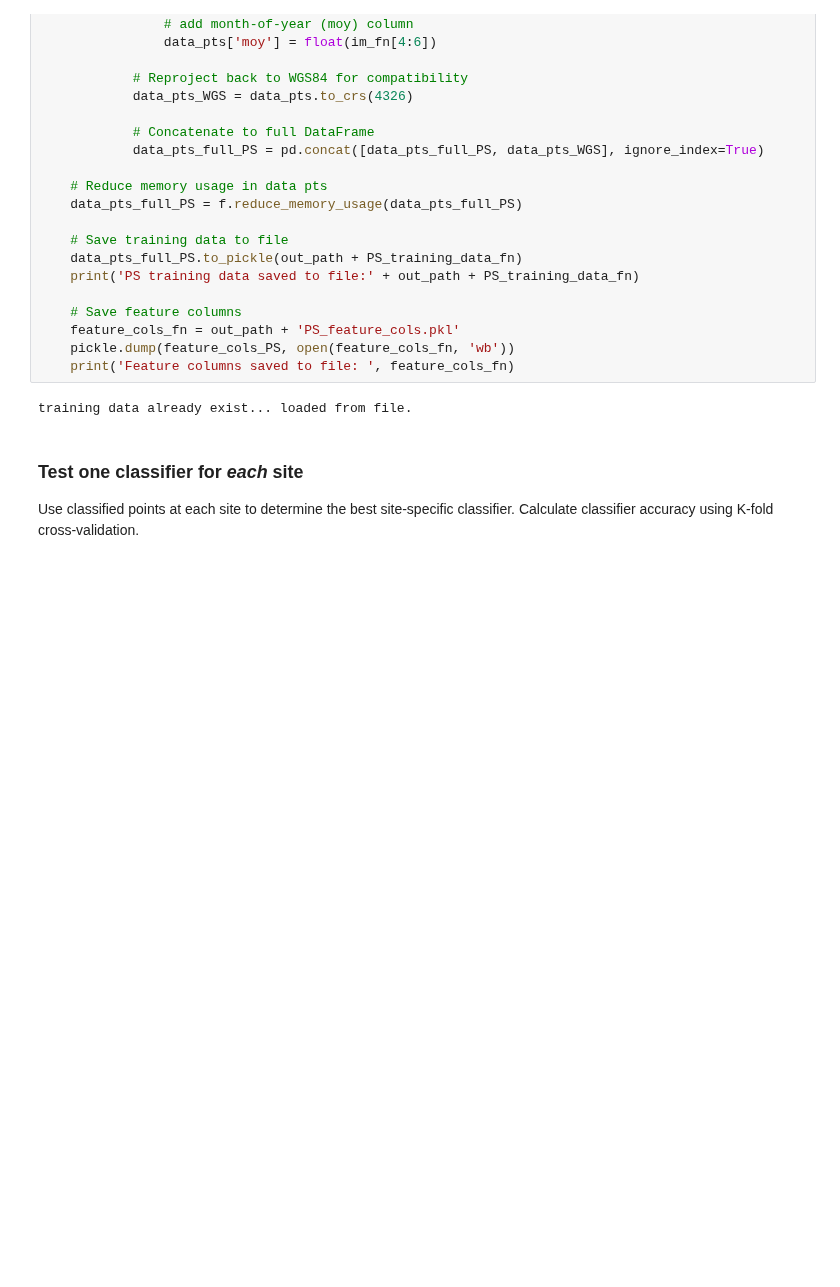
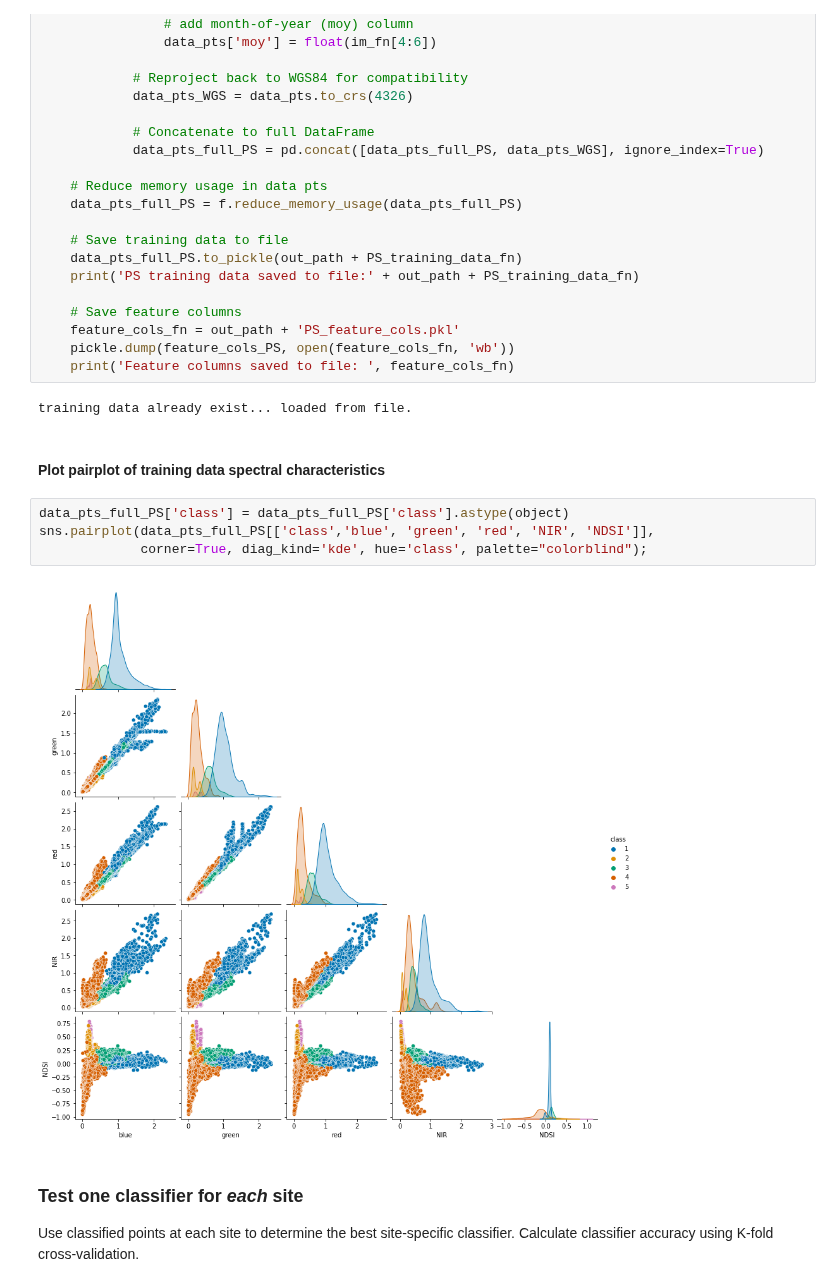
Before and after one commit to RaineyAbe/glacier-snow-cover-mapping, a Jupyter notebook: notebooks/develop_classifiers.ipynb, the cells around one changed output. Drawn from its saved outputs; the diff is of its cells as text; blank space fills up the shorter version.

```diff
--- a/notebooks/develop_classifiers.ipynb
+++ b/notebooks/develop_classifiers.ipynb
@@ -300,6 +301,14 @@ else:
     print('Feature columns saved to file: ', feature_cols_fn)
 # %% [output]
 training data already exist... loaded from file.
+# %% [markdown]
+#### Plot pairplot of training data spectral characteristics
+# %%
+data_pts_full_PS['class'] = data_pts_full_PS['class'].astype(object)
+sns.pairplot(data_pts_full_PS[['class','blue', 'green', 'red', 'NIR', 'NDSI']],
+             corner=True, diag_kind='kde', hue='class', palette="colorblind");
+# %% [output]
+[figure, added]
 # %% [markdown]
 ### Test one classifier for _each_ site
 
```
Also changed, not shown: parts of 5 cells of this notebook, 11 other files.
